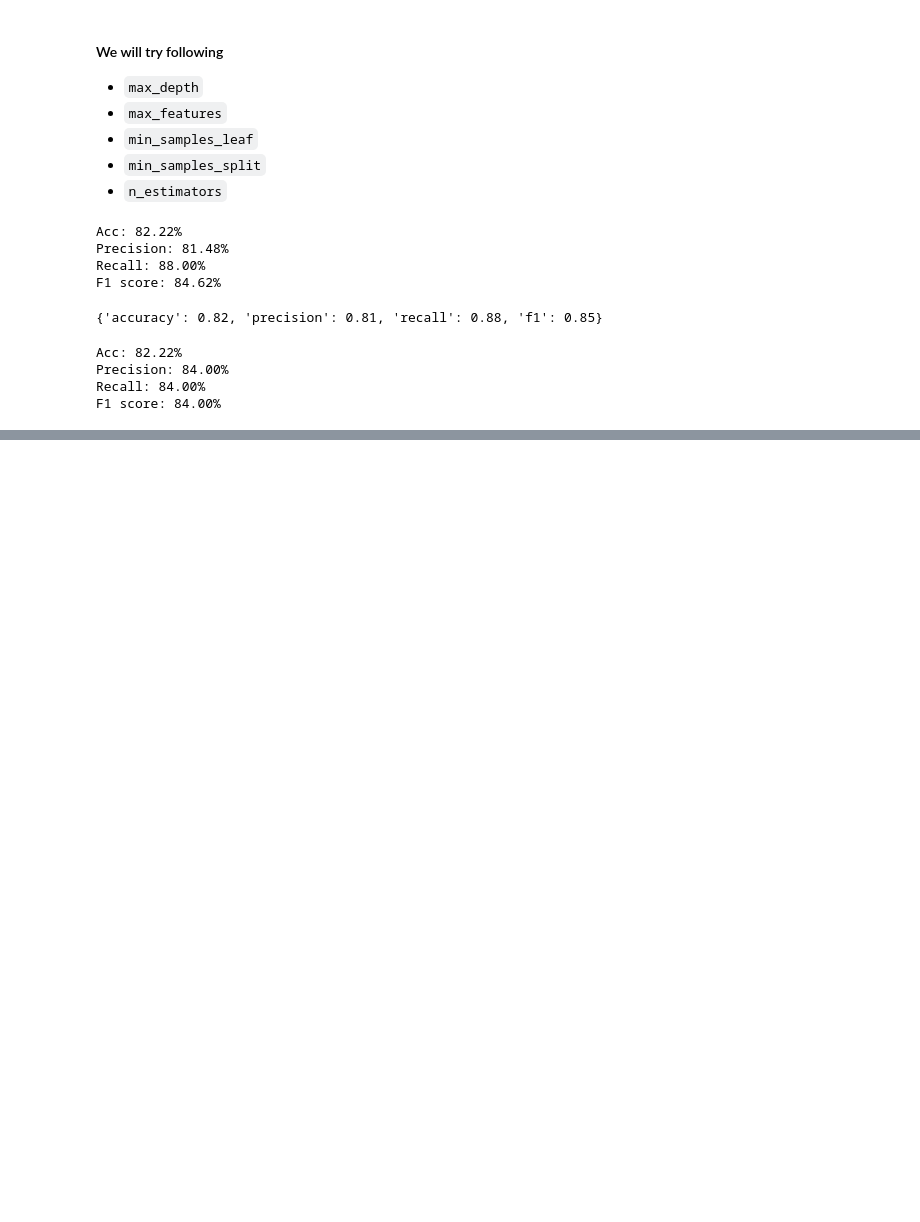
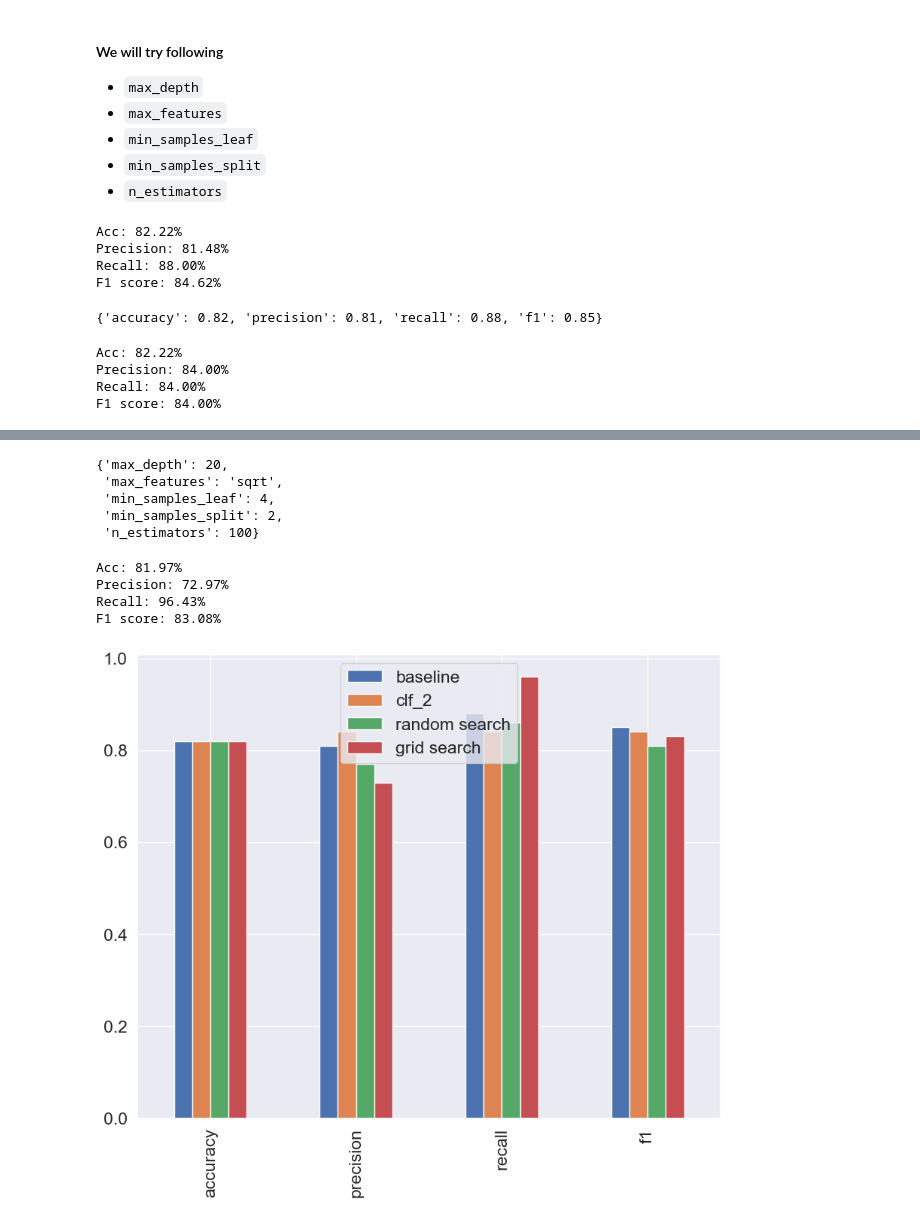
Before and after one commit to abdullahsultan/ML_Understanding, a Jupyter notebook: SciKit-LearnNoteBook.ipynb, the cells around one changed output, grey strips where cells are left out. Saved outputs shown, nothing was run; the diff lists cells and outputs as text; code cells hidden in the pictures; blank space fills up the shorter version.

```diff
--- a/SciKit-LearnNoteBook.ipynb
+++ b/SciKit-LearnNoteBook.ipynb
@@ -960,0 +1036,5 @@ clf_3_metrics = evaluate_preds(Y_valid, y_preds_3)
+# %%
+# Make predections with best hyperparams
+rs_y_preds = rs_clf.predict(X_test)
+#Evaluate predections
+rs_metrics = evaluate_preds(Y_test, rs_y_preds)
@@ -960,0 +1057,19 @@ clf_3_metrics = evaluate_preds(Y_valid, y_preds_3)
+# %%
+from sklearn.model_selection import GridSearchCV, train_test_split
+
+np.random.seed(42)
+
+# Split into X and Y
+X = heart_disease_shuffled.drop("target", axis=1)
+Y = heart_disease_shuffled["target"]
+
+X_train, X_test, Y_train, Y_test = train_test_split(X,Y, test_size=0.2)
+clf = RandomForestClassifier(n_jobs=-1) #Njobs cpu to dedicate to train -1 = all
+
+#Setup Grid search cv
+gs_clf = GridSearchCV(estimator=clf
+                            ,param_grid=grid
+                            ,cv=5, # 5 fold cross validation
+                            verbose=2)
+# fit the RandomizedSearchCv version of clf
+gs_clf.fit(X_train, Y_train);
@@ -960,0 +1111,26 @@ clf_3_metrics = evaluate_preds(Y_valid, y_preds_3)
+# %%
+gs_clf.best_params_
+# %% [output]
+{'max_depth': 20,
+ 'max_features': 'sqrt',
+ 'min_samples_leaf': 4,
+ 'min_samples_split': 2,
+ 'n_estimators': 100}
+# %%
+gs_y_preds = gs_clf.predict(X_test)
+
+#evaluate predections
+gs_metrics = evaluate_preds(Y_test, gs_y_preds)
+# %% [output]
+Acc: 81.97%
+Precision: 72.97%
+Recall: 96.43%
+F1 score: 83.08%
+# %%
+compare_metrics = pd.DataFrame({"baseline": baseline_metrics,
+                                "clf_2": clf_2_metrics,
+                                "random search": rs_metrics,
+                                "grid search": gs_metrics})
+compare_metrics.plot.bar(figsize=(10,8));
+# %% [output]
+[figure, added]
```
Also changed, not shown: parts of 23 cells of this notebook, 2 other files.
